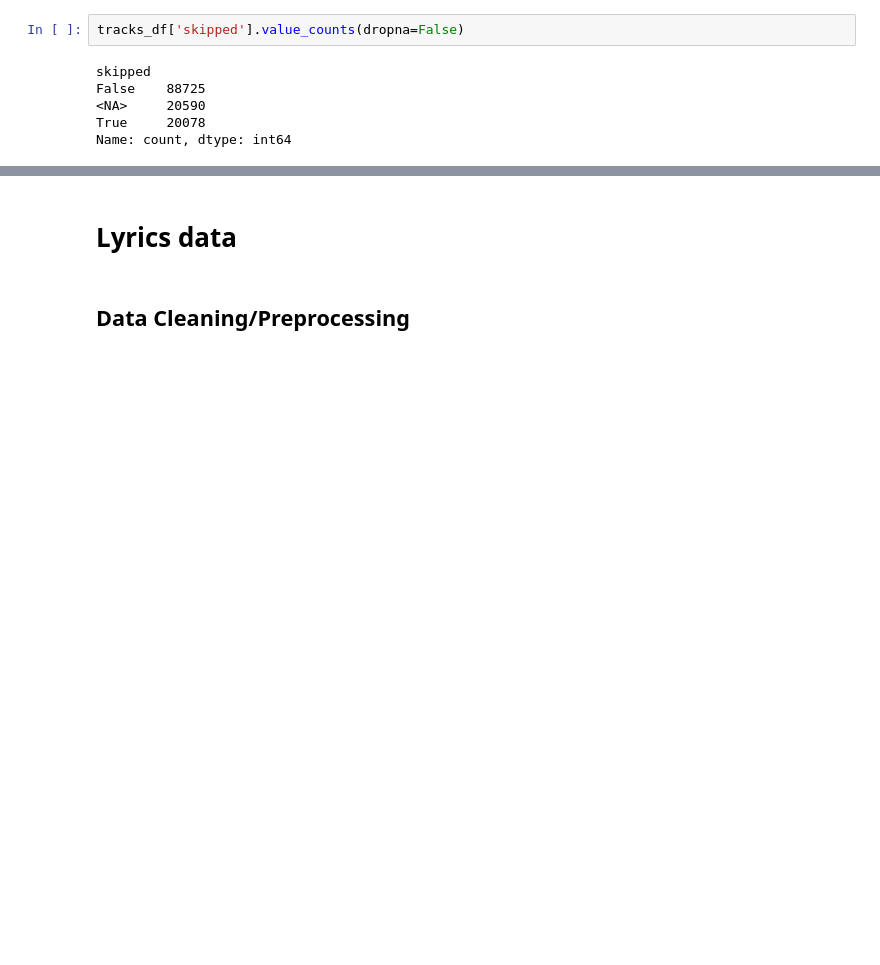
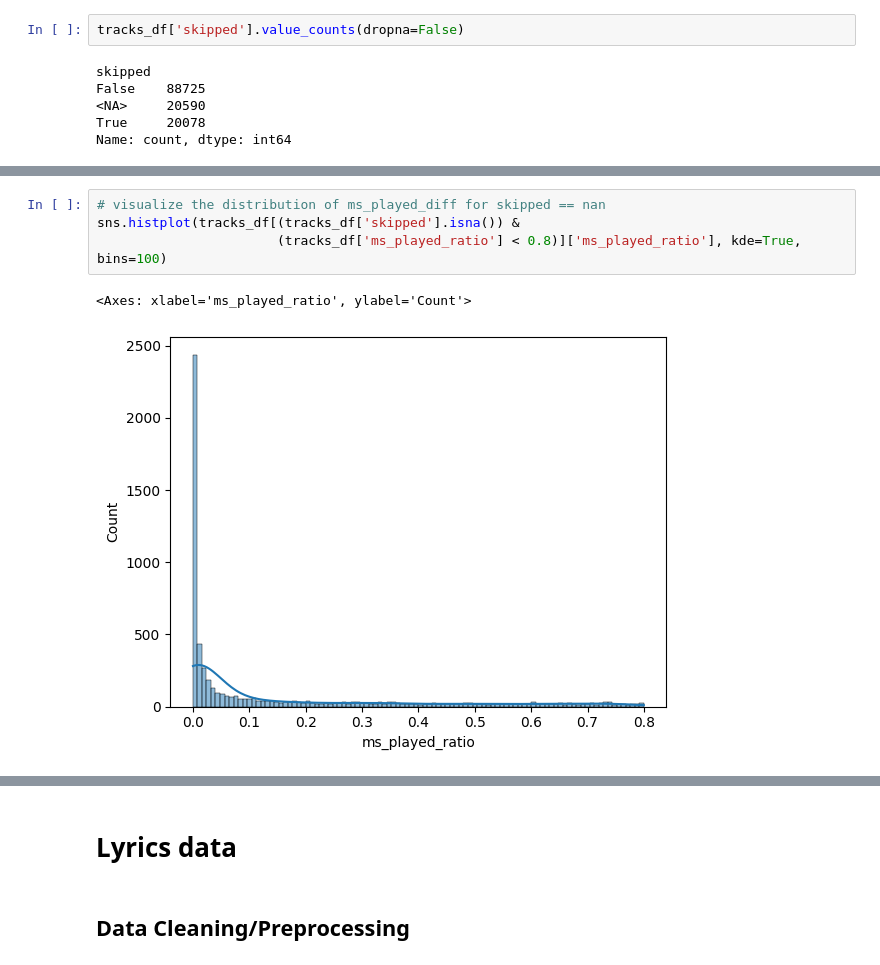
Before and after one commit to nazhifkojaz/Spotify-Analysis-Data-Collection-, a Jupyter notebook: data_preprocessing.ipynb, the cells around one changed output, grey strips where cells are left out. Drawn from its saved outputs; the diff is of its cells as text; blank space fills up the shorter version.

```diff
--- a/data_preprocessing.ipynb
+++ b/data_preprocessing.ipynb
@@ -632 +624,8 @@ tracks_df[(tracks_df['ms_played_diff'] < 0) &
+# %%
+# visualize the distribution of ms_played_diff for skipped == nan
+sns.histplot(tracks_df[(tracks_df['skipped'].isna()) &
+                       (tracks_df['ms_played_ratio'] < 0.8)]['ms_played_ratio'], kde=True, bins=100)
+# %% [output]
+<Axes: xlabel='ms_played_ratio', ylabel='Count'>
+[figure, added]
 # %%
```
Also changed, not shown: parts of 27 cells of this notebook, 1 other file.
